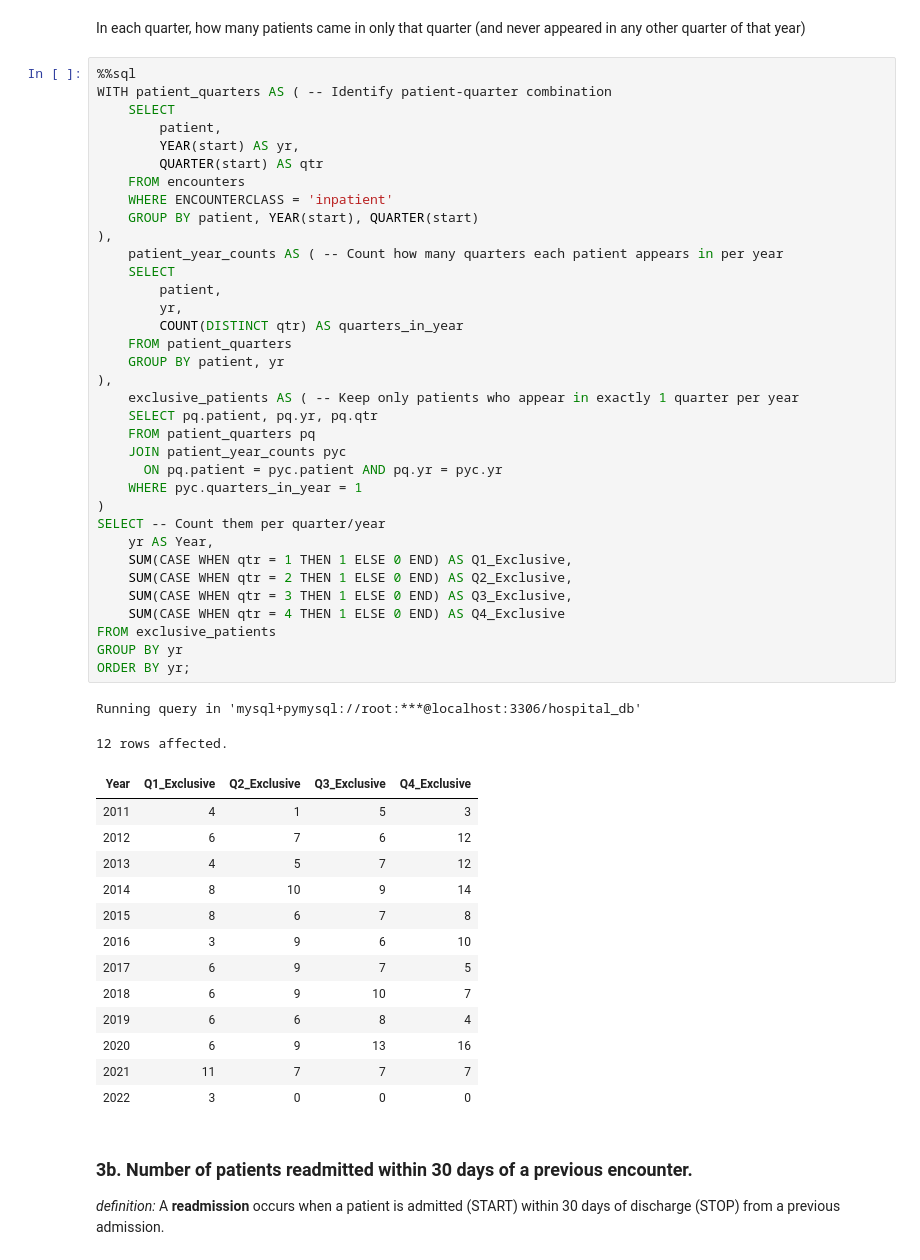
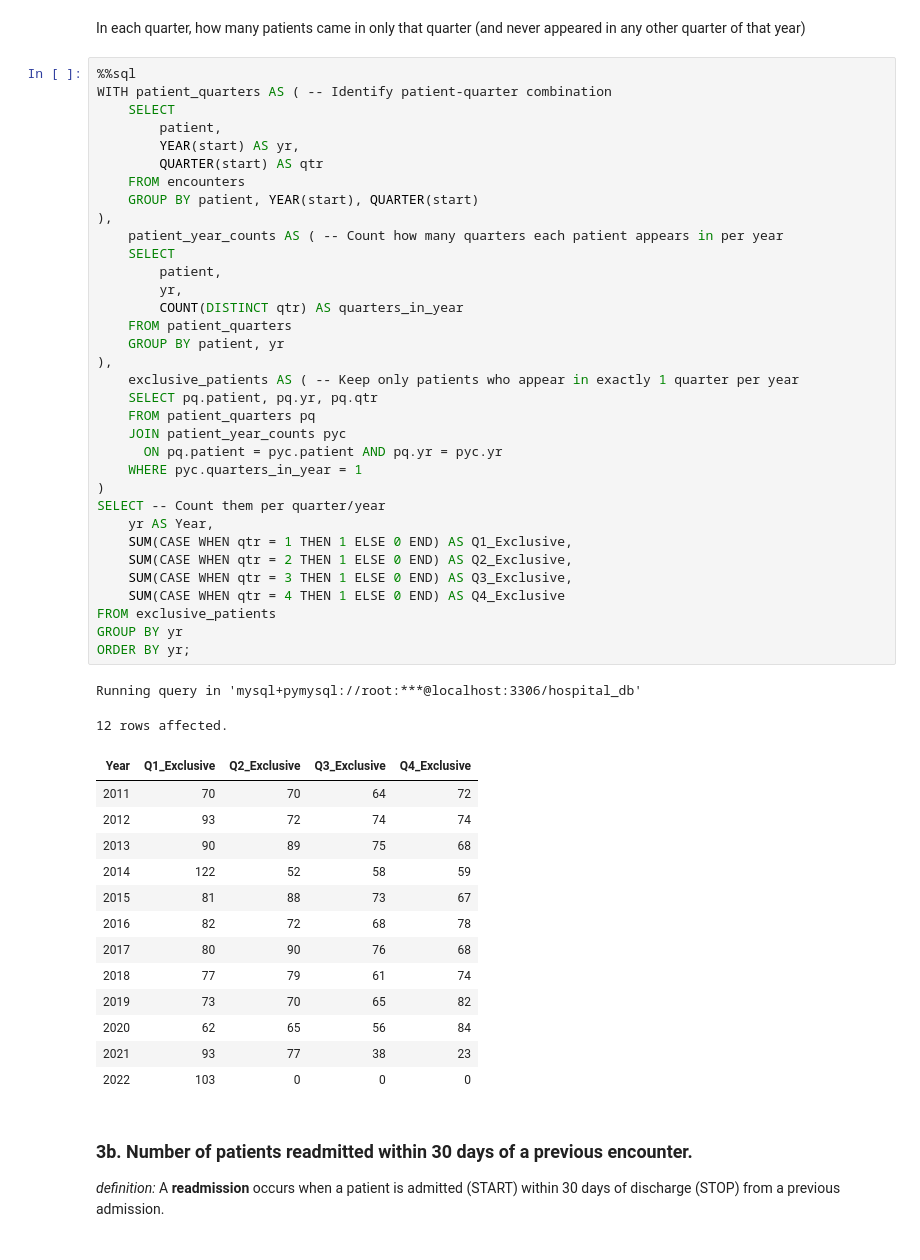
Before and after one commit to Lilian-Waitiki/Healthcare-Analysis, a Jupyter notebook: Analysis.ipynb, the cells around one changed output. Saved outputs shown, nothing was run; the diff lists cells and outputs as text.

```diff
--- a/Analysis.ipynb
+++ b/Analysis.ipynb
@@ -273,49 +390,48 @@ WITH patient_quarters AS ( -- Identify patient-quarter combination
         YEAR(start) AS yr,
         QUARTER(start) AS qtr
     FROM encounters
-    WHERE ENCOUNTERCLASS = 'inpatient'
     GROUP BY patient, YEAR(start), QUARTER(start)
 ),
 	patient_year_counts AS ( -- Count how many quarters each patient appears in per year
     SELECT
         patient,
         yr,
         COUNT(DISTINCT qtr) AS quarters_in_year
     FROM patient_quarters
     GROUP BY patient, yr
 ),
 	exclusive_patients AS ( -- Keep only patients who appear in exactly 1 quarter per year
     SELECT pq.patient, pq.yr, pq.qtr
     FROM patient_quarters pq
     JOIN patient_year_counts pyc
       ON pq.patient = pyc.patient AND pq.yr = pyc.yr
     WHERE pyc.quarters_in_year = 1
 )
 SELECT -- Count them per quarter/year
     yr AS Year,
     SUM(CASE WHEN qtr = 1 THEN 1 ELSE 0 END) AS Q1_Exclusive,
     SUM(CASE WHEN qtr = 2 THEN 1 ELSE 0 END) AS Q2_Exclusive,
     SUM(CASE WHEN qtr = 3 THEN 1 ELSE 0 END) AS Q3_Exclusive,
     SUM(CASE WHEN qtr = 4 THEN 1 ELSE 0 END) AS Q4_Exclusive
 FROM exclusive_patients
 GROUP BY yr
 ORDER BY yr;
 # %% [output]
 Running query in 'mysql+pymysql://root:***@localhost:3306/hospital_db'
 12 rows affected.
 | Year | Q1_Exclusive | Q2_Exclusive | Q3_Exclusive | Q4_Exclusive |
-| 2011 | 4 | 1 | 5 | 3 |
-| 2012 | 6 | 7 | 6 | 12 |
-| 2013 | 4 | 5 | 7 | 12 |
-| 2014 | 8 | 10 | 9 | 14 |
-| 2015 | 8 | 6 | 7 | 8 |
-| 2016 | 3 | 9 | 6 | 10 |
-| 2017 | 6 | 9 | 7 | 5 |
-| 2018 | 6 | 9 | 10 | 7 |
-| 2019 | 6 | 6 | 8 | 4 |
-| 2020 | 6 | 9 | 13 | 16 |
-| 2021 | 11 | 7 | 7 | 7 |
-| 2022 | 3 | 0 | 0 | 0 |
+| 2011 | 70 | 70 | 64 | 72 |
+| 2012 | 93 | 72 | 74 | 74 |
+| 2013 | 90 | 89 | 75 | 68 |
+| 2014 | 122 | 52 | 58 | 59 |
+| 2015 | 81 | 88 | 73 | 67 |
+| 2016 | 82 | 72 | 68 | 78 |
+| 2017 | 80 | 90 | 76 | 68 |
+| 2018 | 77 | 79 | 61 | 74 |
+| 2019 | 73 | 70 | 65 | 82 |
+| 2020 | 62 | 65 | 56 | 84 |
+| 2021 | 93 | 77 | 38 | 23 |
+| 2022 | 103 | 0 | 0 | 0 |
 # %% [markdown]
 ### 3b. Number of patients readmitted within 30 days of a previous encounter.
 *definition:* A **readmission** occurs when a patient is admitted (START) within 30 days of discharge (STOP) from a previous admission.
```
Also changed, not shown: parts of 26 cells of this notebook.
